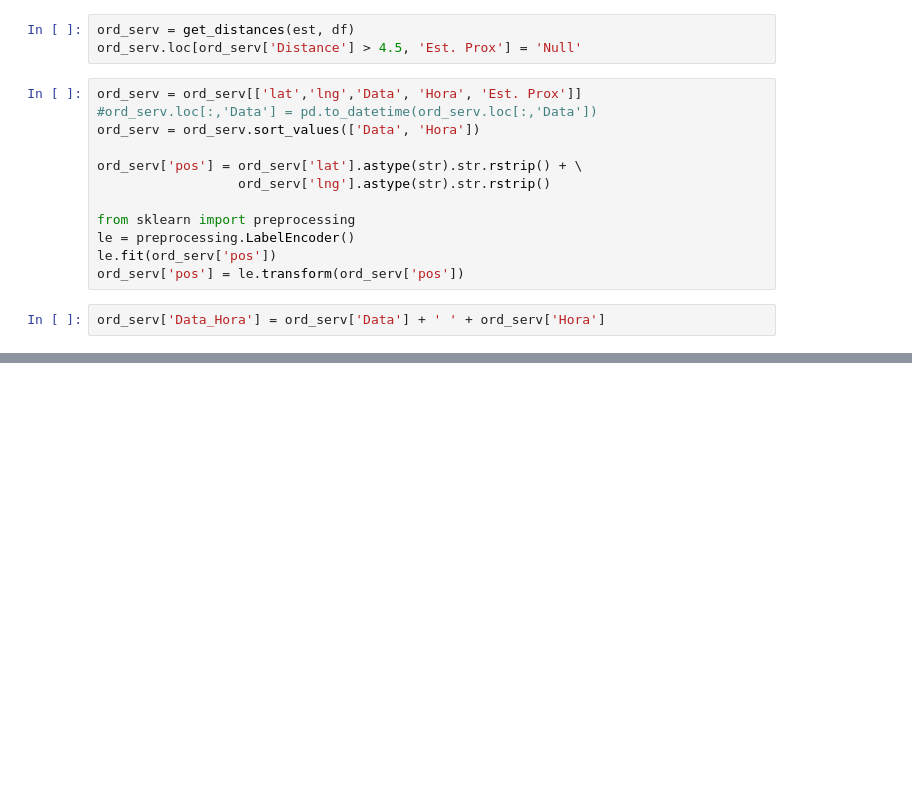
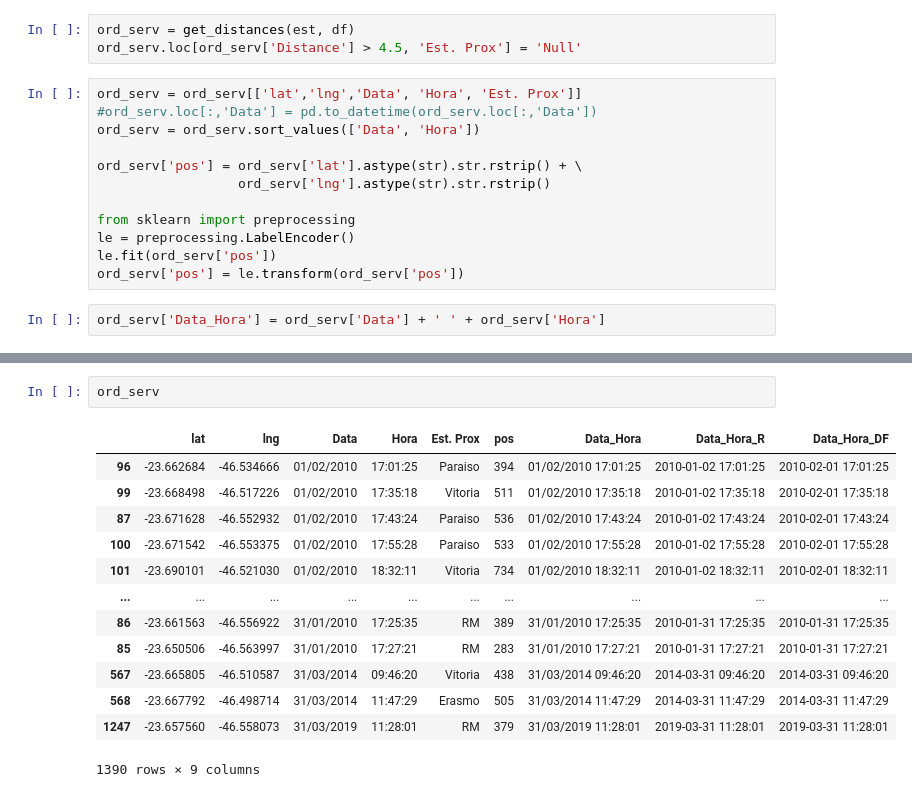
Before and after one commit to alagamentos/floodprediction, a Jupyter notebook: src/Notebooks/3_Cluster/0.1_Clustering_Tipos_Chuva.ipynb, the cells around one changed output, grey strips where cells are left out. Drawn from its saved outputs; the diff is of its cells as text; blank space fills up the shorter version.

```diff
--- a/src/Notebooks/3_Cluster/0.1_Clustering_Tipos_Chuva.ipynb
+++ b/src/Notebooks/3_Cluster/0.1_Clustering_Tipos_Chuva.ipynb
@@ -213,0 +231,16 @@ print(df[(~df['Paraiso'].isna()) & df['index'].isna()].shape)
+# %%
+ord_serv
+# %% [output]
+|  | lat | lng | Data | Hora | Est. Prox | pos | Data_Hora | Data_Hora_R | Data_Hora_DF |
+| 96 | -23.662684 | -46.534666 | 01/02/2010 | 17:01:25 | Paraiso | 394 | 01/02/2010 17:01:25 | 2010-01-02 17:01:25 | 2010-02-01 17:01:25 |
+| 99 | -23.668498 | -46.517226 | 01/02/2010 | 17:35:18 | Vitoria | 511 | 01/02/2010 17:35:18 | 2010-01-02 17:35:18 | 2010-02-01 17:35:18 |
+| 87 | -23.671628 | -46.552932 | 01/02/2010 | 17:43:24 | Paraiso | 536 | 01/02/2010 17:43:24 | 2010-01-02 17:43:24 | 2010-02-01 17:43:24 |
+| 100 | -23.671542 | -46.553375 | 01/02/2010 | 17:55:28 | Paraiso | 533 | 01/02/2010 17:55:28 | 2010-01-02 17:55:28 | 2010-02-01 17:55:28 |
+| 101 | -23.690101 | -46.521030 | 01/02/2010 | 18:32:11 | Vitoria | 734 | 01/02/2010 18:32:11 | 2010-01-02 18:32:11 | 2010-02-01 18:32:11 |
+| ... | ... | ... | ... | ... | ... | ... | ... | ... | ... |
+| 86 | -23.661563 | -46.556922 | 31/01/2010 | 17:25:35 | RM | 389 | 31/01/2010 17:25:35 | 2010-01-31 17:25:35 | 2010-01-31 17:25:35 |
+| 85 | -23.650506 | -46.563997 | 31/01/2010 | 17:27:21 | RM | 283 | 31/01/2010 17:27:21 | 2010-01-31 17:27:21 | 2010-01-31 17:27:21 |
+| 567 | -23.665805 | -46.510587 | 31/03/2014 | 09:46:20 | Vitoria | 438 | 31/03/2014 09:46:20 | 2014-03-31 09:46:20 | 2014-03-31 09:46:20 |
+| 568 | -23.667792 | -46.498714 | 31/03/2014 | 11:47:29 | Erasmo | 505 | 31/03/2014 11:47:29 | 2014-03-31 11:47:29 | 2014-03-31 11:47:29 |
+| 1247 | -23.657560 | -46.558073 | 31/03/2019 | 11:28:01 | RM | 379 | 31/03/2019 11:28:01 | 2019-03-31 11:28:01 | 2019-03-31 11:28:01 |
+1390 rows × 9 columns
```
Also changed, not shown: parts of 10 cells of this notebook.
